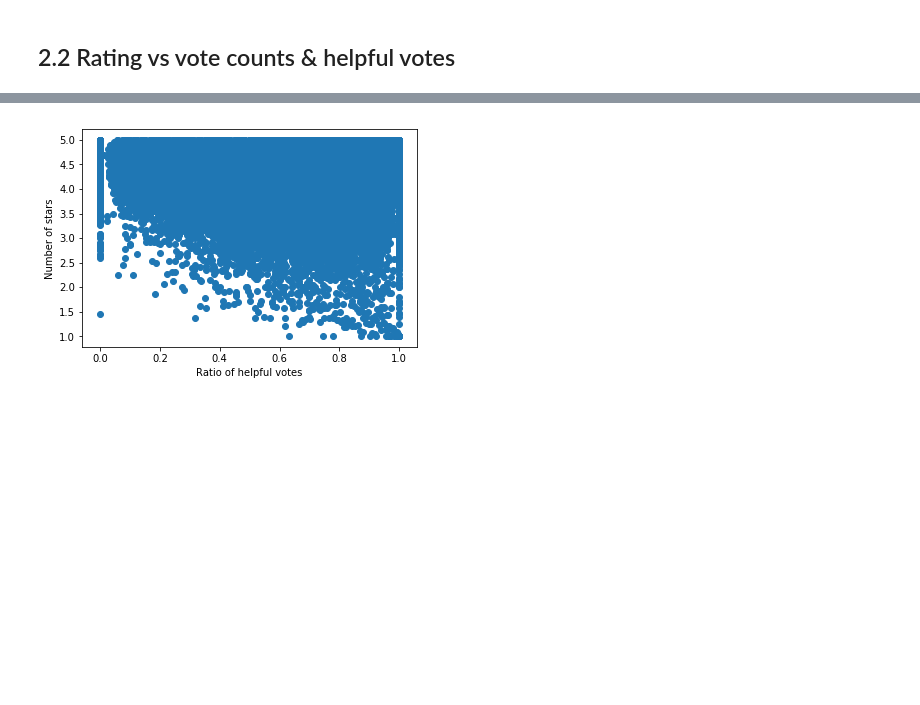
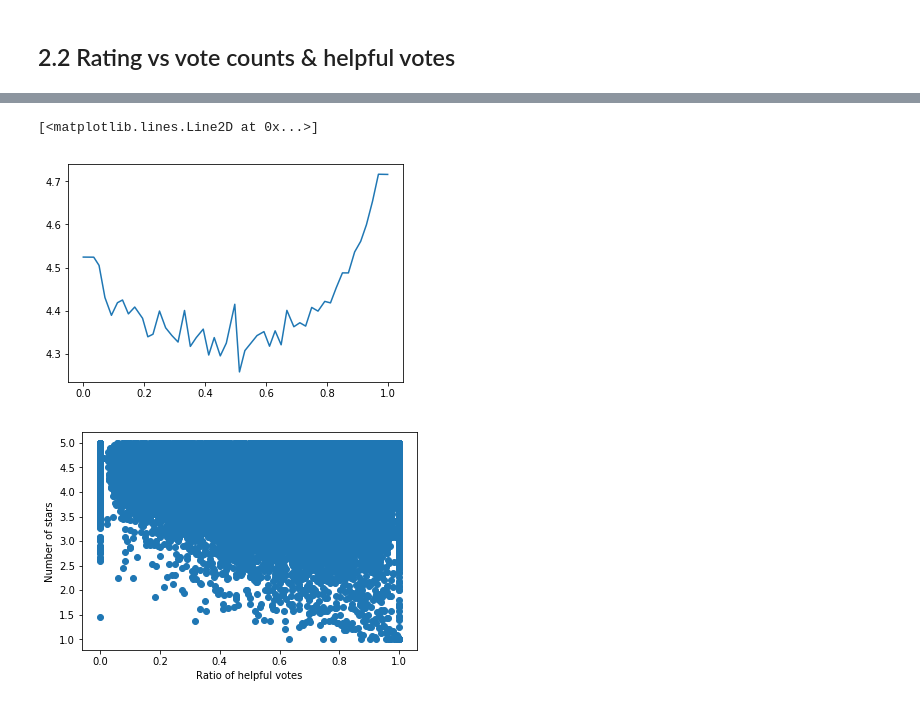
Before and after one commit to Billotais/cs_401_project, a Jupyter notebook: notebook.ipynb, the cells around one changed output, grey strips where cells are left out. Saved outputs shown, nothing was run; the diff lists cells and outputs as text; code cells hidden in the pictures; blank space fills up the shorter version.

```diff
--- a/notebook.ipynb
+++ b/notebook.ipynb
@@ -112,2 +101,4 @@ by_product.sort_values(by='n_reviews')
 # %% [markdown]
 ## 2.2 Rating vs vote counts & helpful votes
+# %%
+grouped_product_ratio = by_product.groupby([pd.cut(by_product['ratio_helpful'], bins=50, include_lowest=True)]).mean()
@@ -114,3 +115,8 @@ by_product.sort_values(by='n_reviews')
+# %%
+plt.plot(grouped_product_ratio['ratio_helpful'], grouped_product_ratio['rating'])
+# %% [output]
+[<matplotlib.lines.Line2D at 0x...>]
+[figure, added]
 # %%
 plt.scatter(by_product['ratio_helpful'], by_product['rating'])
 plt.xlabel('Ratio of helpful votes')
```
Also changed, not shown: parts of 42 cells of this notebook.
